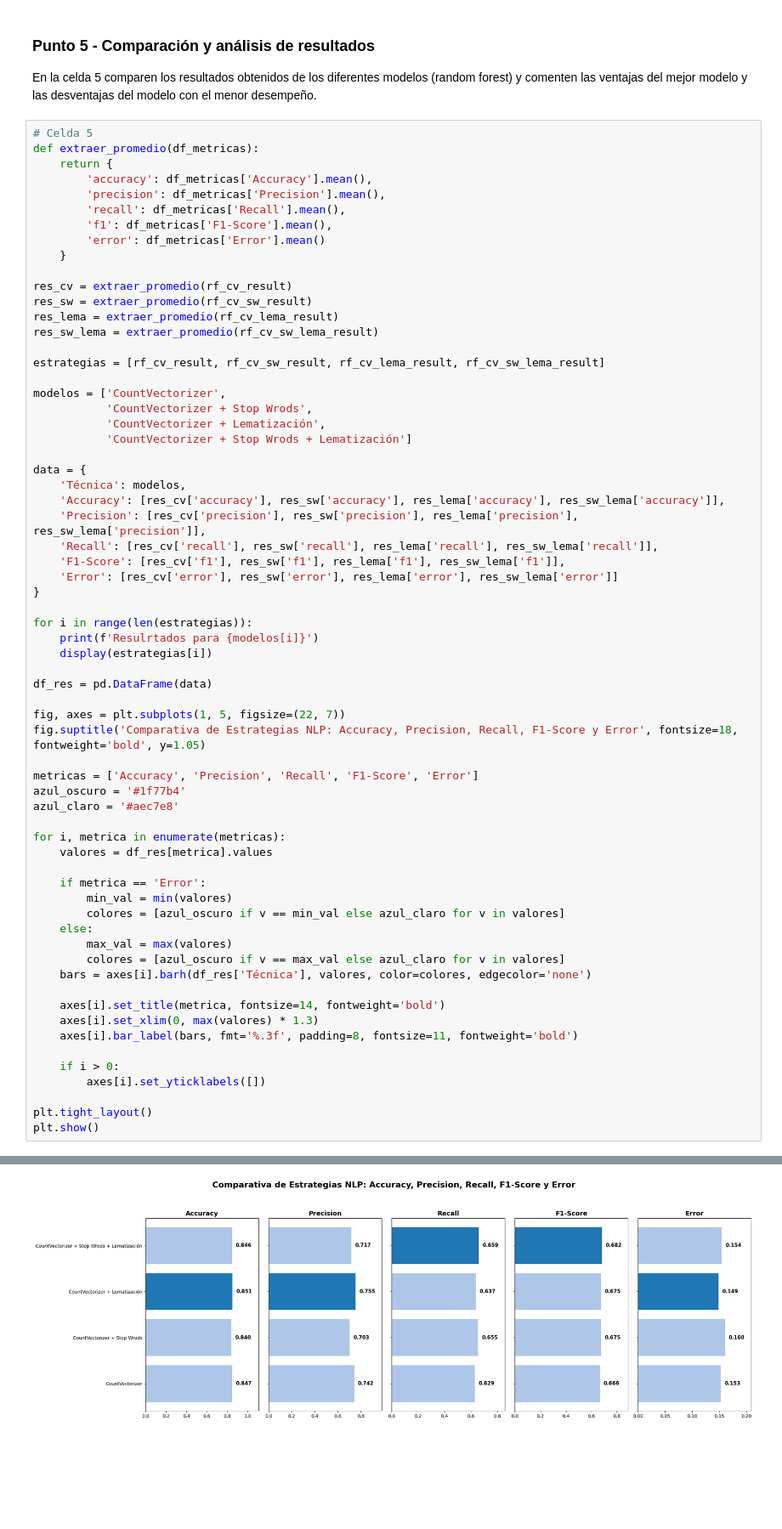
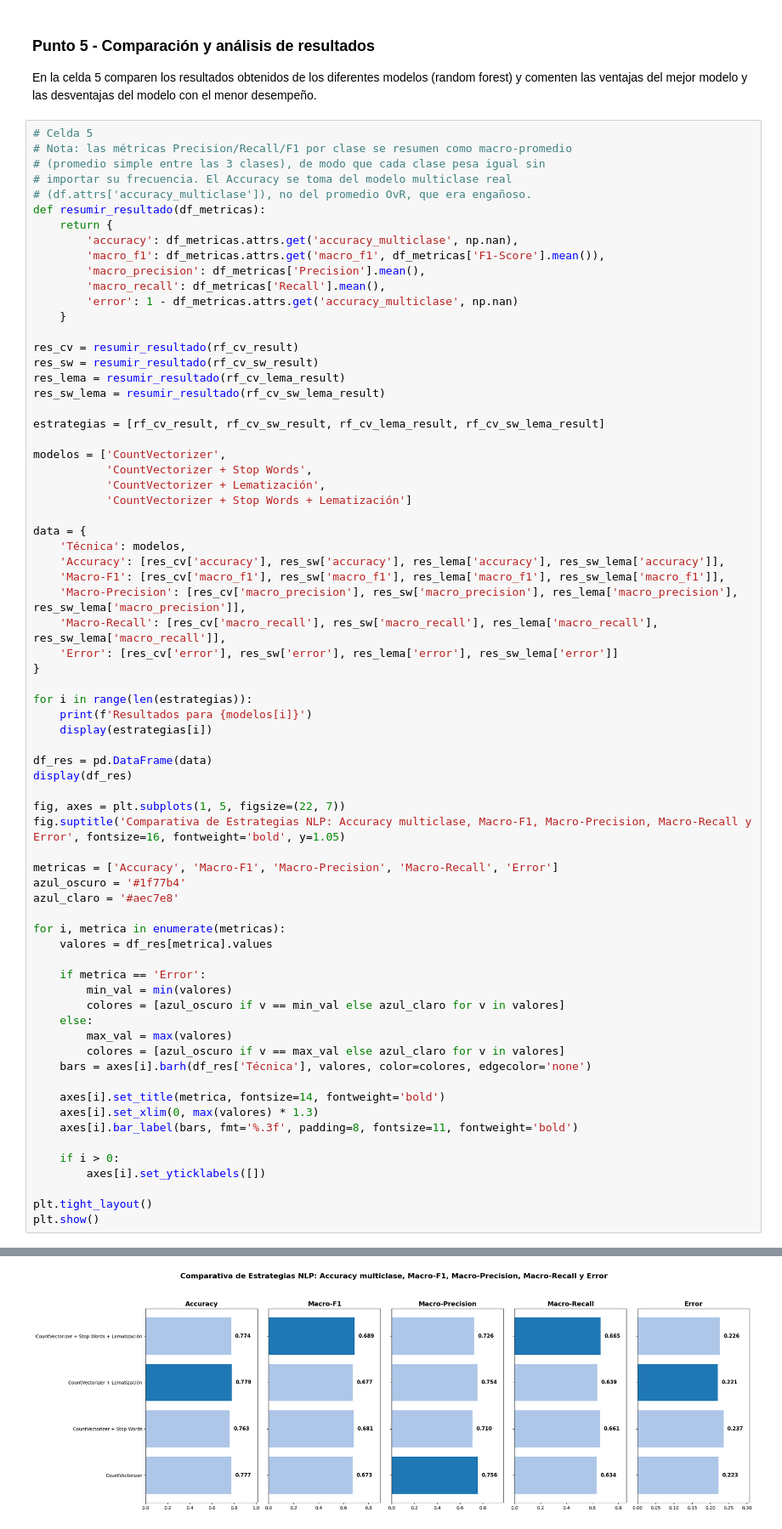
Before and after one commit to JohanManjarresMIAD/JohanManjarresMIAD-JohanManjarresMIAD-MIAD_ML_NLP_2026-Grupo_26, a Jupyter notebook: Semana 5/S5TC1_Analisis_Sentimientos.ipynb, the cells around one changed output, grey strips where cells are left out. Shown at 85% size. Saved outputs shown, nothing was run; the diff lists cells and outputs as text; blank space fills up the shorter version.

Commit message:
Updated execution counts in S4TC1_Tokenizacion.ipynb and restructured content in S5TC1_Analisis_Sentimientos.ipynb for improved clarity and organization.

```diff
--- a/Semana 5/S5TC1_Analisis_Sentimientos.ipynb
+++ b/Semana 5/S5TC1_Analisis_Sentimientos.ipynb
@@ -334,46 +368,51 @@ Class 1: Precision: 0.75, Recall: 0.59, F1: 0.66, Acc: 0.90
 En la celda 5 comparen los resultados obtenidos de los diferentes modelos (random forest) y comenten las ventajas del mejor modelo y las desventajas del modelo con el menor desempeño.
 # %%
 # Celda 5
-def extraer_promedio(df_metricas):
+# Nota: las métricas Precision/Recall/F1 por clase se resumen como macro-promedio
+# (promedio simple entre las 3 clases), de modo que cada clase pesa igual sin
+# importar su frecuencia. El Accuracy se toma del modelo multiclase real
+# (df.attrs['accuracy_multiclase']), no del promedio OvR, que era engañoso.
+def resumir_resultado(df_metricas):
     return {
-        'accuracy': df_metricas['Accuracy'].mean(),
-        'precision': df_metricas['Precision'].mean(),
-        'recall': df_metricas['Recall'].mean(),
-        'f1': df_metricas['F1-Score'].mean(),
-        'error': df_metricas['Error'].mean()
+        'accuracy': df_metricas.attrs.get('accuracy_multiclase', np.nan),
+        'macro_f1': df_metricas.attrs.get('macro_f1', df_metricas['F1-Score'].mean()),
+        'macro_precision': df_metricas['Precision'].mean(),
+        'macro_recall': df_metricas['Recall'].mean(),
+        'error': 1 - df_metricas.attrs.get('accuracy_multiclase', np.nan)
     }
 
-res_cv = extraer_promedio(rf_cv_result)
-res_sw = extraer_promedio(rf_cv_sw_result)
-res_lema = extraer_promedio(rf_cv_lema_result)
-res_sw_lema = extraer_promedio(rf_cv_sw_lema_result)
+res_cv = resumir_resultado(rf_cv_result)
+res_sw = resumir_resultado(rf_cv_sw_result)
+res_lema = resumir_resultado(rf_cv_lema_result)
+res_sw_lema = resumir_resultado(rf_cv_sw_lema_result)
 
 estrategias = [rf_cv_result, rf_cv_sw_result, rf_cv_lema_result, rf_cv_sw_lema_result]
 
 modelos = ['CountVectorizer',
-           'CountVectorizer + Stop Wrods',
+           'CountVectorizer + Stop Words',
            'CountVectorizer + Lematización',
-           'CountVectorizer + Stop Wrods + Lematización']
+           'CountVectorizer + Stop Words + Lematización']
 
 data = {
     'Técnica': modelos,
     'Accuracy': [res_cv['accuracy'], res_sw['accuracy'], res_lema['accuracy'], res_sw_lema['accuracy']],
-    'Precision': [res_cv['precision'], res_sw['precision'], res_lema['precision'], res_sw_lema['precision']],
-    'Recall': [res_cv['recall'], res_sw['recall'], res_lema['recall'], res_sw_lema['recall']],
-    'F1-Score': [res_cv['f1'], res_sw['f1'], res_lema['f1'], res_sw_lema['f1']],
+    'Macro-F1': [res_cv['macro_f1'], res_sw['macro_f1'], res_lema['macro_f1'], res_sw_lema['macro_f1']],
+    'Macro-Precision': [res_cv['macro_precision'], res_sw['macro_precision'], res_lema['macro_precision'], res_sw_lema['macro_precision']],
+    'Macro-Recall': [res_cv['macro_recall'], res_sw['macro_recall'], res_lema['macro_recall'], res_sw_lema['macro_recall']],
     'Error': [res_cv['error'], res_sw['error'], res_lema['error'], res_sw_lema['error']]
 }
 
 for i in range(len(estrategias)):
-    print(f'Resulrtados para {modelos[i]}')
+    print(f'Resultados para {modelos[i]}')
     display(estrategias[i])
 
 df_res = pd.DataFrame(data)
+display(df_res)
 
 fig, axes = plt.subplots(1, 5, figsize=(22, 7))
-fig.suptitle('Comparativa de Estrategias NLP: Accuracy, Precision, Recall, F1-Score y Error', fontsize=18, fontweight='bold', y=1.05)
+fig.suptitle('Comparativa de Estrategias NLP: Accuracy multiclase, Macro-F1, Macro-Precision, Macro-Recall y Error', fontsize=16, fontweight='bold', y=1.05)
 
-metricas = ['Accuracy', 'Precision', 'Recall', 'F1-Score', 'Error']
+metricas = ['Accuracy', 'Macro-F1', 'Macro-Precision', 'Macro-Recall', 'Error']
 azul_oscuro = '#1f77b4'
 azul_claro = '#aec7e8'
 
@@ -421 +465 @@ Resulrtados para CountVectorizer + Stop Wrods + Lematización
-[figure, old version]
+[figure, new version]
```
Also changed, not shown: parts of 17 cells of this notebook, 1 other file.
